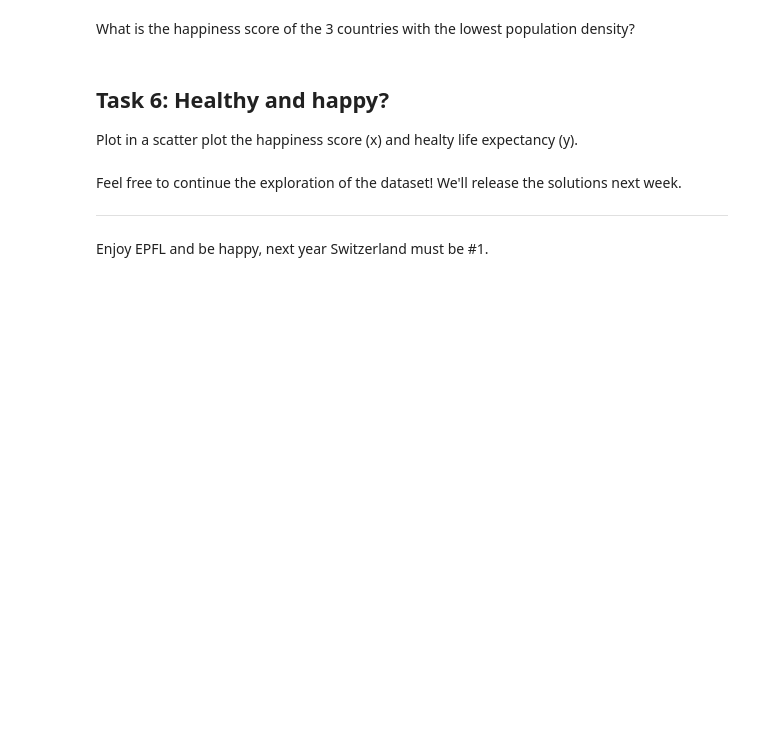
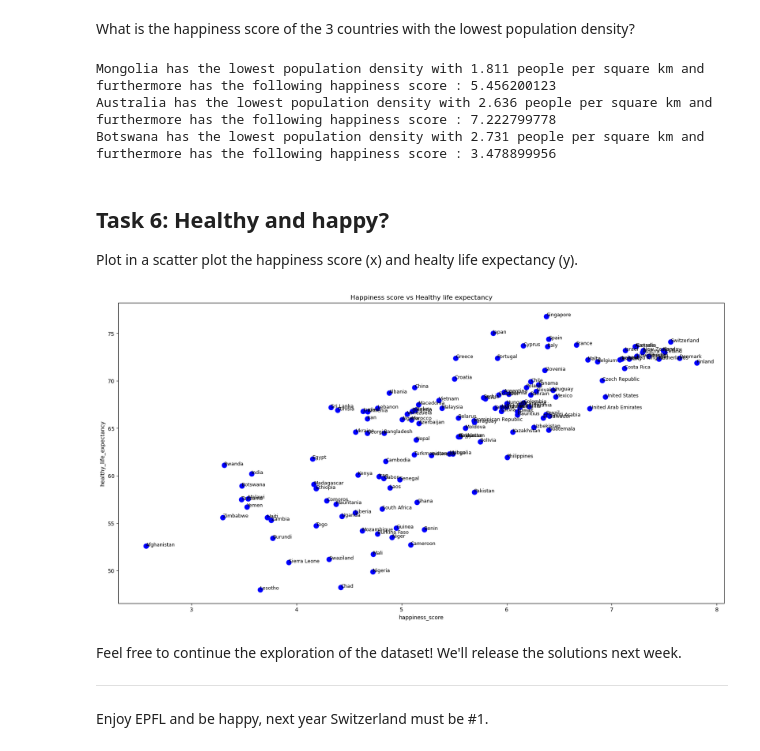
Before and after one commit to Thierrix/2024, a Jupyter notebook: Exercises_Thierry/01 - Handling data/Happiness.ipynb, the cells around one changed output. Saved outputs shown, nothing was run; the diff lists cells and outputs as text; code cells hidden in the pictures; blank space fills up the shorter version.

```diff
--- a/Exercises_Thierry/01 - Handling data/Happiness.ipynb
+++ b/Exercises_Thierry/01 - Handling data/Happiness.ipynb
@@ -251,0 +250,4 @@ Add to the dataframe a new field called *population_density* computed by dividin
+# %%
+country_features["population_density"] = round(country_features["population"] / country_features["area"], 3)
+
+country_features
@@ -256,3 +270,13 @@ What is the happiness score of the 3 countries with the lowest population densit
+# %%
+low_dens_countries = country_features[["country","population_density", "happiness_score"]].sort_values(ascending=True, by="population_density").head(3)
+
+for index, country in low_dens_countries.iterrows():
+    print("%s has the lowest population density with %s people per square km and furthermore has the following happiness score : %s"
+           % (country["country"], country["population_density"], country["happiness_score"]))
+# %% [output]
+Mongolia has the lowest population density with 1.811 people per square km and furthermore has the following happiness score : 5.456200123
+Australia has the lowest population density with 2.636 people per square km and furthermore has the following happiness score : 7.222799778
+Botswana has the lowest population density with 2.731 people per square km and furthermore has the following happiness score : 3.478899956
 # %% [markdown]
 ## Task 6: Healthy and happy?
 
@@ -262,3 +284,19 @@ Plot in a scatter plot the happiness score (x) and healty life expectancy (y).
+# %%
+import matplotlib.pyplot as plt
+%matplotlib inline
+#We will now scatter the happiness score (as x coordinates) and the healthy life expectancy (as y coordinates)
+
+ax = country_features.plot.scatter(x='happiness_score', y='healthy_life_expectancy', c='blue', s=80)
+
+# Adding annotations to each point
+for i, row in country_features.iterrows():
+    ax.annotate(row['country'], (row['happiness_score'], row['healthy_life_expectancy']), fontsize=9)
+
+plt.title('Happiness score vs Healthy life expectancy')
+plt.gcf().set_size_inches(20, 10)
+plt.show()
+# %% [output]
+[figure, added]
 # %% [markdown]
 Feel free to continue the exploration of the dataset! We'll release the solutions next week.
 
```
Also changed, not shown: parts of 4 cells of this notebook.
